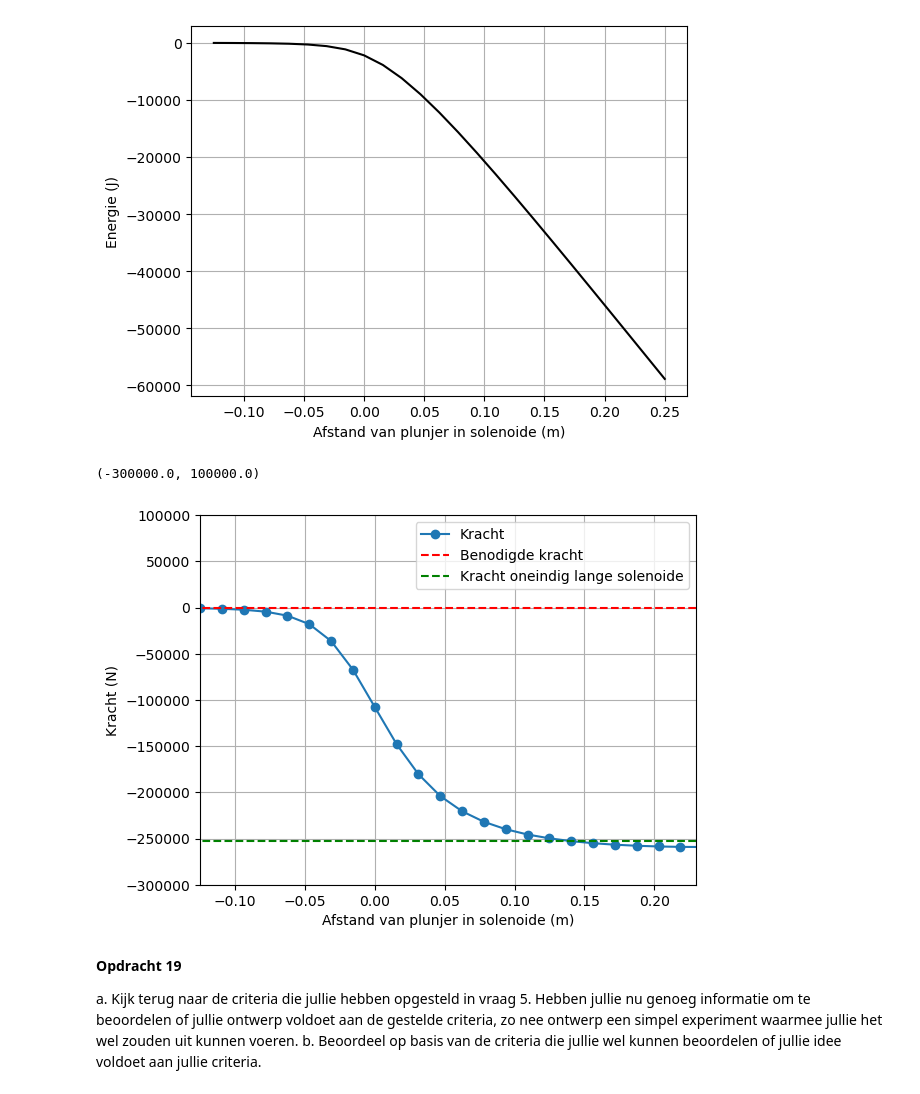
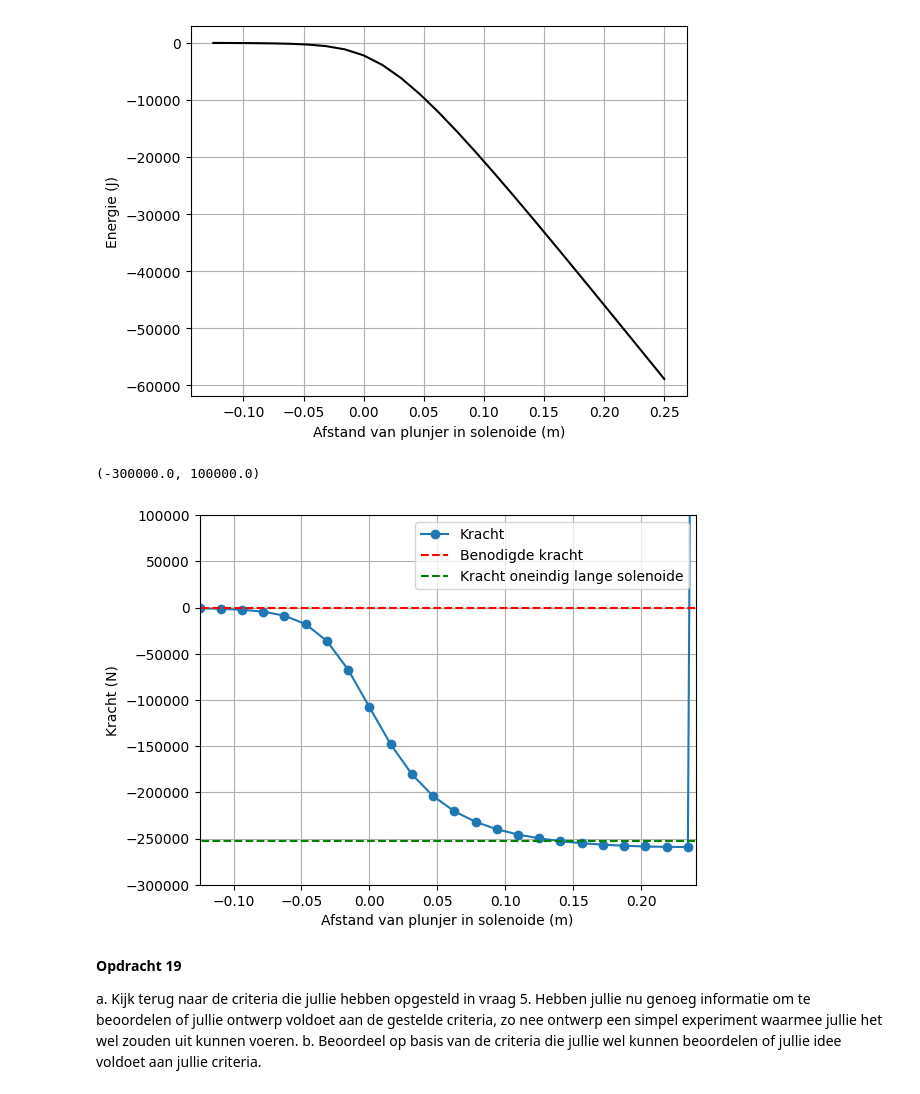
Before and after one commit to AnnetMoeleker/opdrachten-DEF-D, a Jupyter notebook: DigitaleOntwerpopdrachten/2KrachtactuatorOpdracht/2KrachtactuatorOpdracht/KrachtactuatorOpdracht.ipynb, the cells around one changed output. Saved outputs shown, nothing was run; the diff lists cells and outputs as text; code cells hidden in the pictures.

```diff
--- a/DigitaleOntwerpopdrachten/2KrachtactuatorOpdracht/2KrachtactuatorOpdracht/KrachtactuatorOpdracht.ipynb
+++ b/DigitaleOntwerpopdrachten/2KrachtactuatorOpdracht/2KrachtactuatorOpdracht/KrachtactuatorOpdracht.ipynb
@@ -882,17 +882,17 @@ plt.xlabel('Afstand van plunjer in solenoide (m)'), plt.ylabel('Energie (J)'), p
 # %%
 force_analytical = -mu0*mu_r*np.pi*r_sol**2*int(N)**2*I**2/2/L_sol**2 # Kracht uitrekenen numeriek (voor oneindig lange solenoide)
 force_numerical=np.diff(Wz, n=1, append=[0])/(z_ax[1] - z_ax[0]) # Kracht uitrekenen (op basis van F=dW/dz)
 
 # Plotting the results
 plt.plot(L_sol/2 - z_ax, np.flipud(force_numerical), '-o', label='Kracht')
 plt.plot(L_sol/2 - z_ax, (-900)*np.ones(n_ax), '--r', label='Benodigde kracht')
 plt.plot(L_sol/2 - z_ax, force_analytical*np.ones(n_ax), '--g', label='Kracht oneindig lange solenoide')
 plt.xlabel('Afstand van plunjer in solenoide (m)'), plt.ylabel('Kracht (N)'), plt.grid(), plt.legend()
-plt.xlim(min(L_sol/2 - z_ax),0.23)
+plt.xlim(min(L_sol/2 - z_ax),0.24)
 plt.ylim(-0.3e6,0.1e6)
 # %% [output]
 (-300000.0, 100000.0)
-[figure, old version]
+[figure, new version]
 # %% [markdown]
 **Opdracht 19**
 
```
Also changed, not shown: parts of 7 cells of this notebook.
